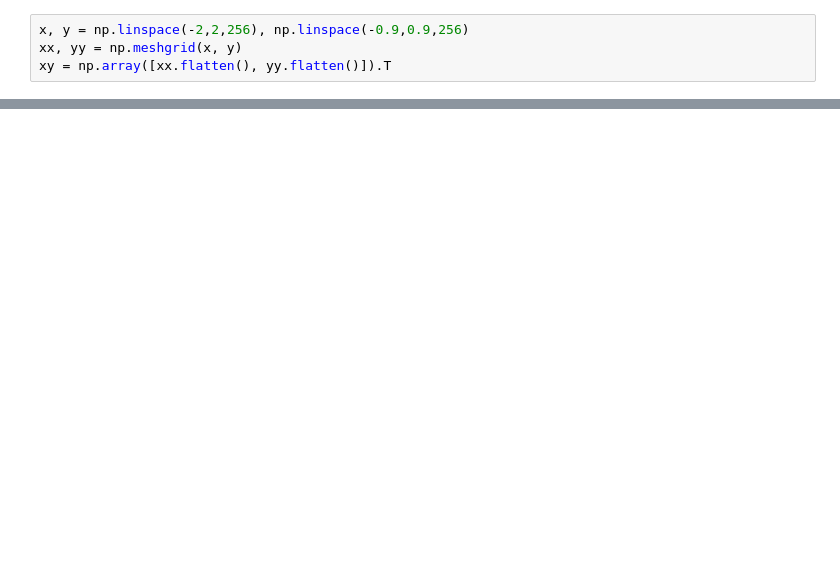
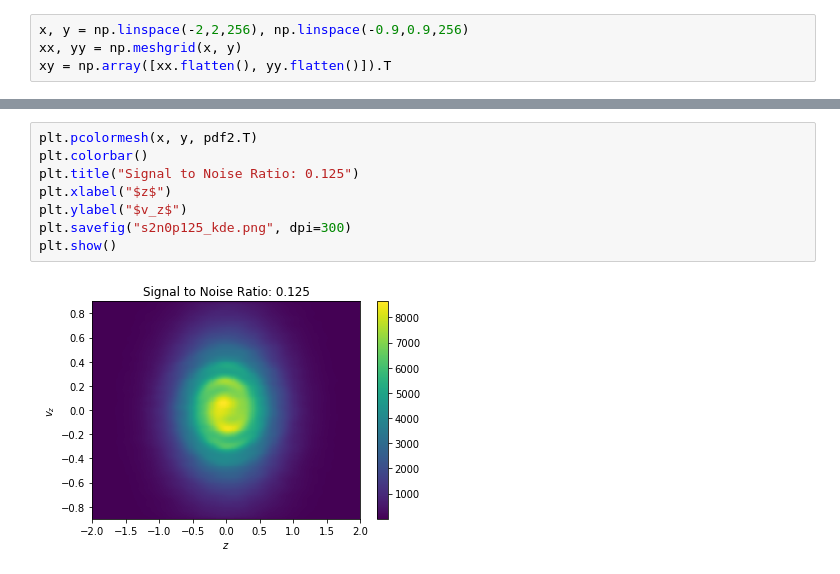
Before and after one commit to astralcai/phase-space-ridge-finding, a Jupyter notebook: examples/tests2.ipynb, the cells around one changed output, grey strips where cells are left out. Saved outputs shown, nothing was run; the diff lists cells and outputs as text; blank space fills up the shorter version.

```diff
--- a/examples/tests2.ipynb
+++ b/examples/tests2.ipynb
@@ -41 +65,11 @@ plt.colorbar()
+# %%
+plt.pcolormesh(x, y, pdf2.T)
+plt.colorbar()
+plt.title("Signal to Noise Ratio: 0.125")
+plt.xlabel("$z$")
+plt.ylabel("$v_z$")
+plt.savefig("s2n0p125_kde.png", dpi=300)
+plt.show()
+# %% [output]
+[figure, added]
 # %%
```
Also changed, not shown: parts of 14 cells of this notebook, 13 other files.
